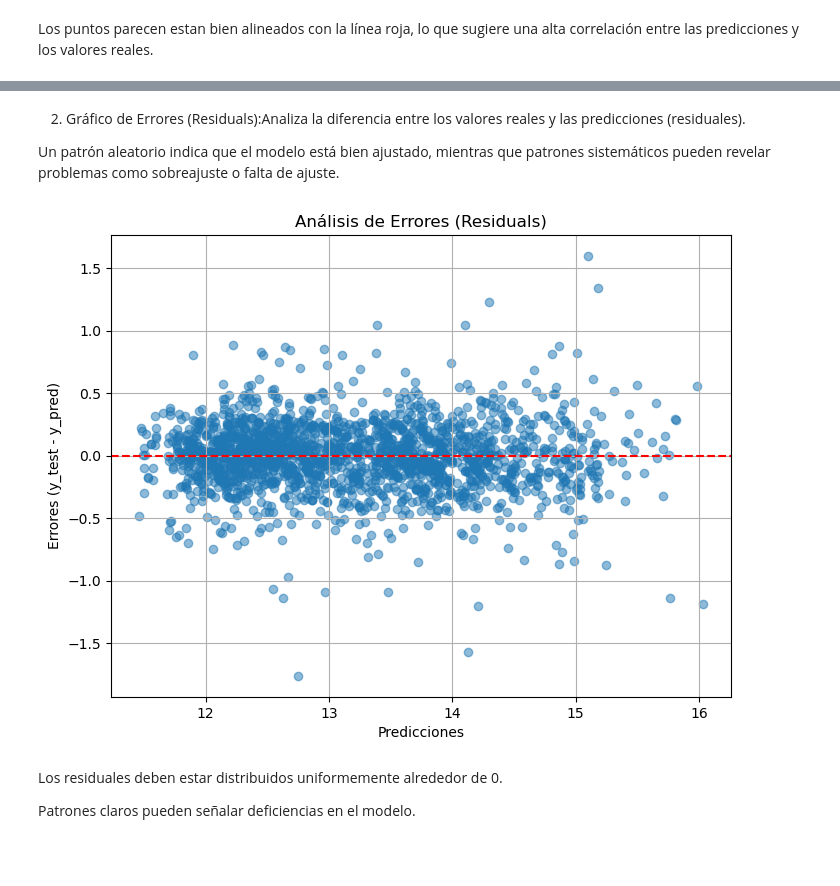
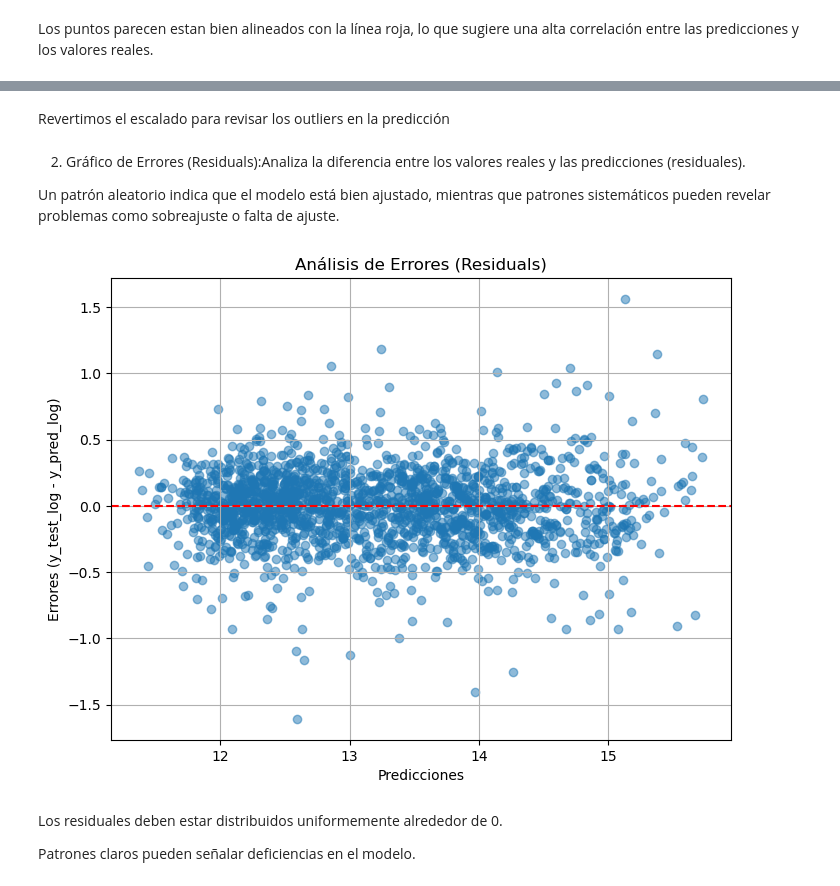
Before and after one commit to avaquerocastro/precios-de-vivienda-madrid, a Jupyter notebook: codigo/04-modelos/modelo_prediccion_precio_viviendas_Madrid0.92 .ipynb, the cells around one changed output, grey strips where cells are left out. Drawn from its saved outputs; the diff is of its cells as text; code cells hidden in the pictures; blank space fills up the shorter version.

```diff
--- a/codigo/04-modelos/modelo_prediccion_precio_viviendas_Madrid0.92 .ipynb
+++ b/codigo/04-modelos/modelo_prediccion_precio_viviendas_Madrid0.92 .ipynb
@@ -199,8 +204,3 @@ Aplicamos la transformación logaritmica a la variable para enrenar el modelo
-# %%
-
-# Aplicar transformación logarítmica (evita problemas con ceros)
-X_train["precio"] = np.log1p(X_train["precio"])  # log1p(x) = log(x + 1) para evitar log(0)
-X_test["precio"] = np.log1p(X_test["precio"])
 # %% [markdown]
 Revisamos la correlación entre las variables
 # %%
@@ -305,8 +303,3 @@ Dentro de las opciones que tenemos para normalizar , utilizamos RobustScaler par
-# %%
-# Normalizar con RobustScaler
-scaler = RobustScaler().set_output(transform="pandas")
-X_train = scaler.fit_transform(X_train)
-X_test = scaler.transform(X_test)
 # %%
 X_train.columns
 # %% [output]
@@ -658,0 +641,13 @@ R2_Test: 0.9246280582142736, MAE: 0.19307941366645306, RMSE: 0.2669240086363469,
+# %%
+y_pred_log = best_model.predict(X_test_scaled)
+
+mae = mean_absolute_error(y_test_log, y_pred_log)
+mse = mean_squared_error(y_test_log, y_pred_log)
+rmse = np.sqrt(mse)
+r2 = r2_score(y_test_log, y_pred_log)
+rae = relative_absolute_error(y_test_log, y_pred_log)
+# Buscar la clave asociada con el best_model
+nombre_modelo = next((name for name, model in best_estimators.items() if model == best_model), None)
+
+print(f"Metrics for {nombre_modelo}:")
+print(f"MAE: {mae}, MSE: {mse}, RMSE: {rmse}, R2: {r2}, RAE: {rae}")
@@ -792,20 +763,22 @@ IDs de los outliers:
+# %% [markdown]
+Revertimos el escalado para revisar los outliers en la predicción
 # %% [markdown]
 2. Gráfico de Errores (Residuals):Analiza la diferencia entre los valores reales y las predicciones (residuales).
 
 Un patrón aleatorio indica que el modelo está bien ajustado, mientras que patrones sistemáticos pueden revelar problemas como sobreajuste o falta de ajuste.
 # %%
-residuals = y_test - y_pred
+residuals = y_test_log - y_pred_log
 
 plt.figure(figsize=(8, 6))
-plt.scatter(y_pred, residuals, alpha=0.5)
+plt.scatter(y_pred_log, residuals, alpha=0.5)
 plt.axhline(0, color='r', linestyle='--')
 plt.title("Análisis de Errores (Residuals)")
 plt.xlabel("Predicciones")
-plt.ylabel("Errores (y_test - y_pred)")
+plt.ylabel("Errores (y_test_log - y_pred_log)")
 plt.grid()
 plt.show()
 # %% [output]
-[figure, old version]
+[figure, new version]
 # %% [markdown]
 Los residuales deben estar distribuidos uniformemente alrededor de 0.
 
```
Also changed, not shown: parts of 66 cells of this notebook, 12 other files.
